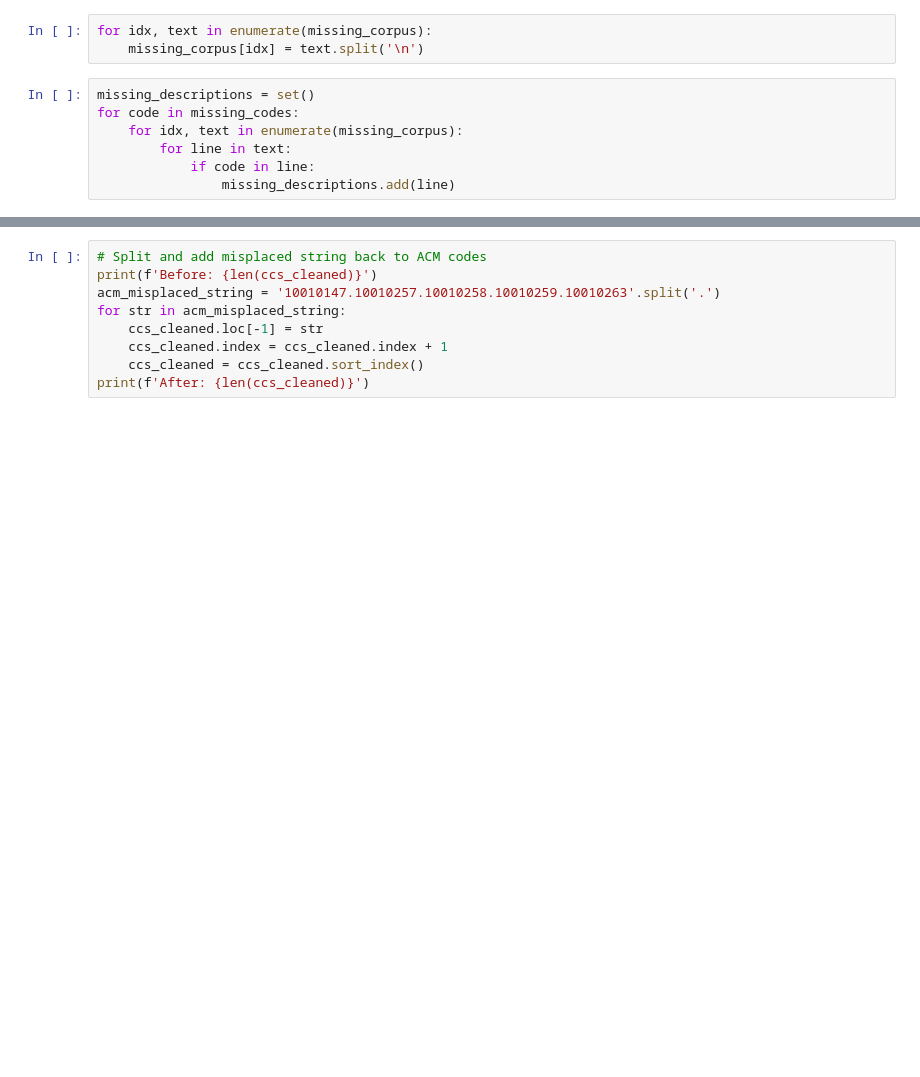
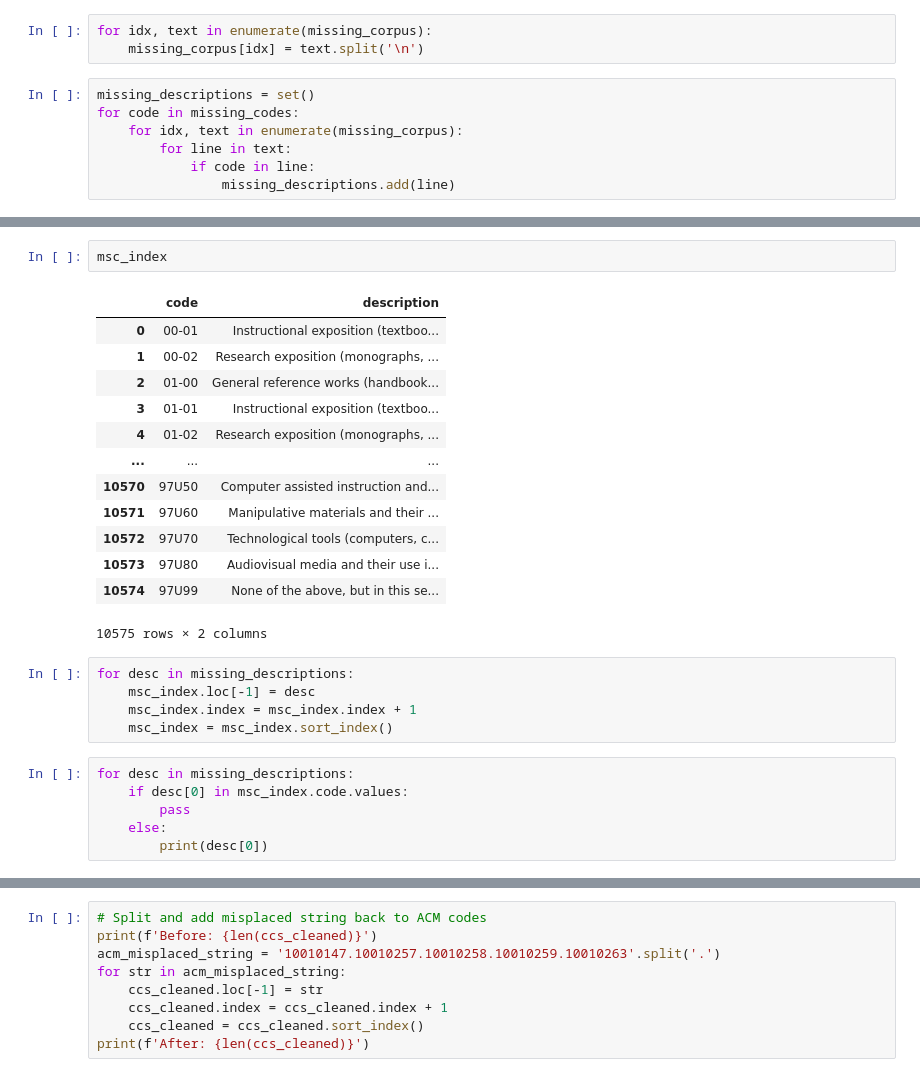
Before and after one commit to a-tabaza/paper-recommender, a Jupyter notebook: data_cleaning.ipynb, the cells around one changed output, grey strips where cells are left out. Cells and saved outputs as stored; diff of their text form; blank space fills up the shorter version.

```diff
--- a/data_cleaning.ipynb
+++ b/data_cleaning.ipynb
@@ -381,0 +396,27 @@ for idx, description in enumerate(missing_descriptions):
+# %%
+msc_index
+# %% [output]
+|  | code | description |
+| 0 | 00-01 | Instructional exposition (textboo... |
+| 1 | 00-02 | Research exposition (monographs, ... |
+| 2 | 01-00 | General reference works (handbook... |
+| 3 | 01-01 | Instructional exposition (textboo... |
+| 4 | 01-02 | Research exposition (monographs, ... |
+| ... | ... | ... |
+| 10570 | 97U50 | Computer assisted instruction and... |
+| 10571 | 97U60 | Manipulative materials and their ... |
+| 10572 | 97U70 | Technological tools (computers, c... |
+| 10573 | 97U80 | Audiovisual media and their use i... |
+| 10574 | 97U99 | None of the above, but in this se... |
+10575 rows × 2 columns
+# %%
+for desc in missing_descriptions:
+    msc_index.loc[-1] = desc
+    msc_index.index = msc_index.index + 1
+    msc_index = msc_index.sort_index()
+# %%
+for desc in missing_descriptions:
+    if desc[0] in msc_index.code.values:
+        pass
+    else:
+        print(desc[0])
```
Also changed, not shown: parts of 12 cells of this notebook.
